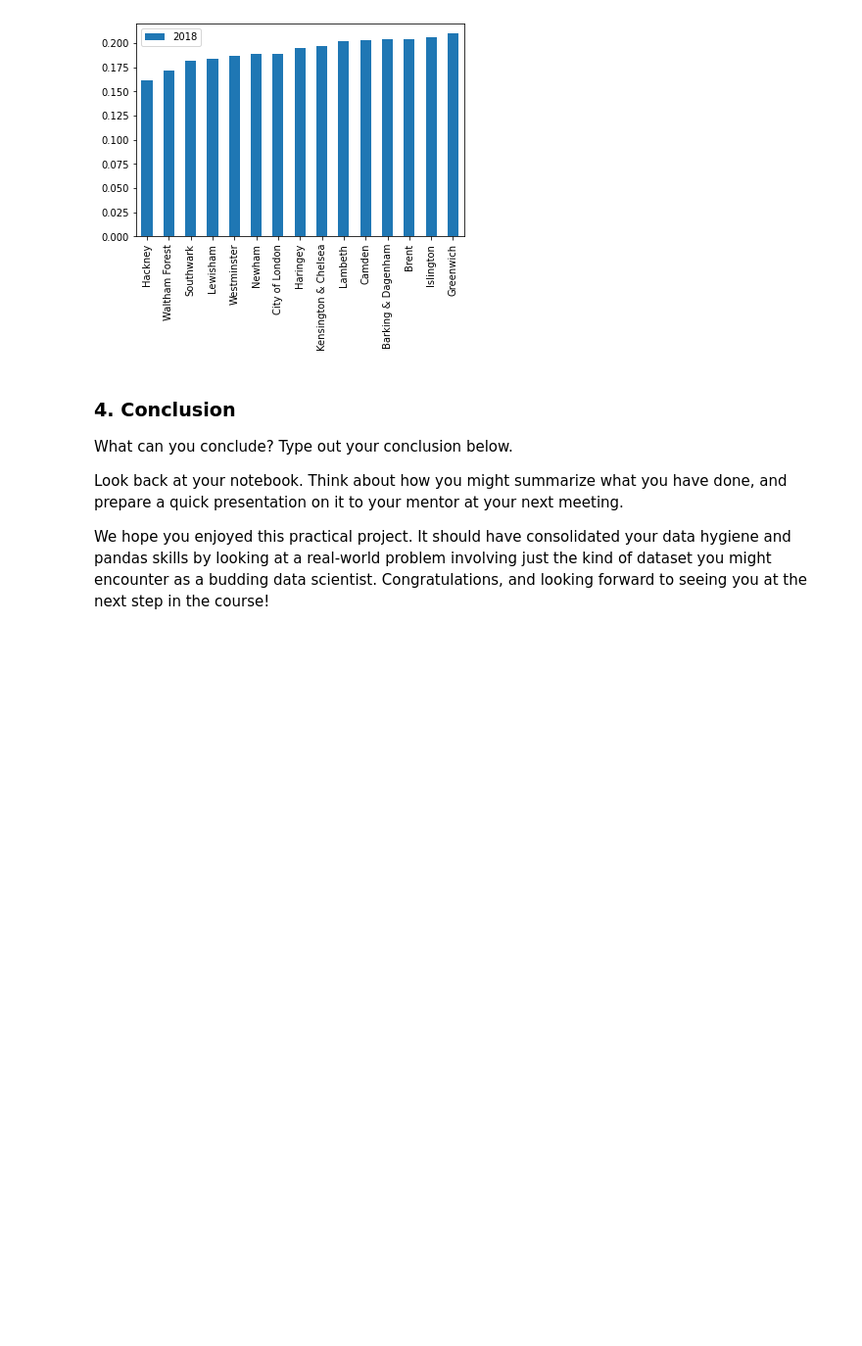
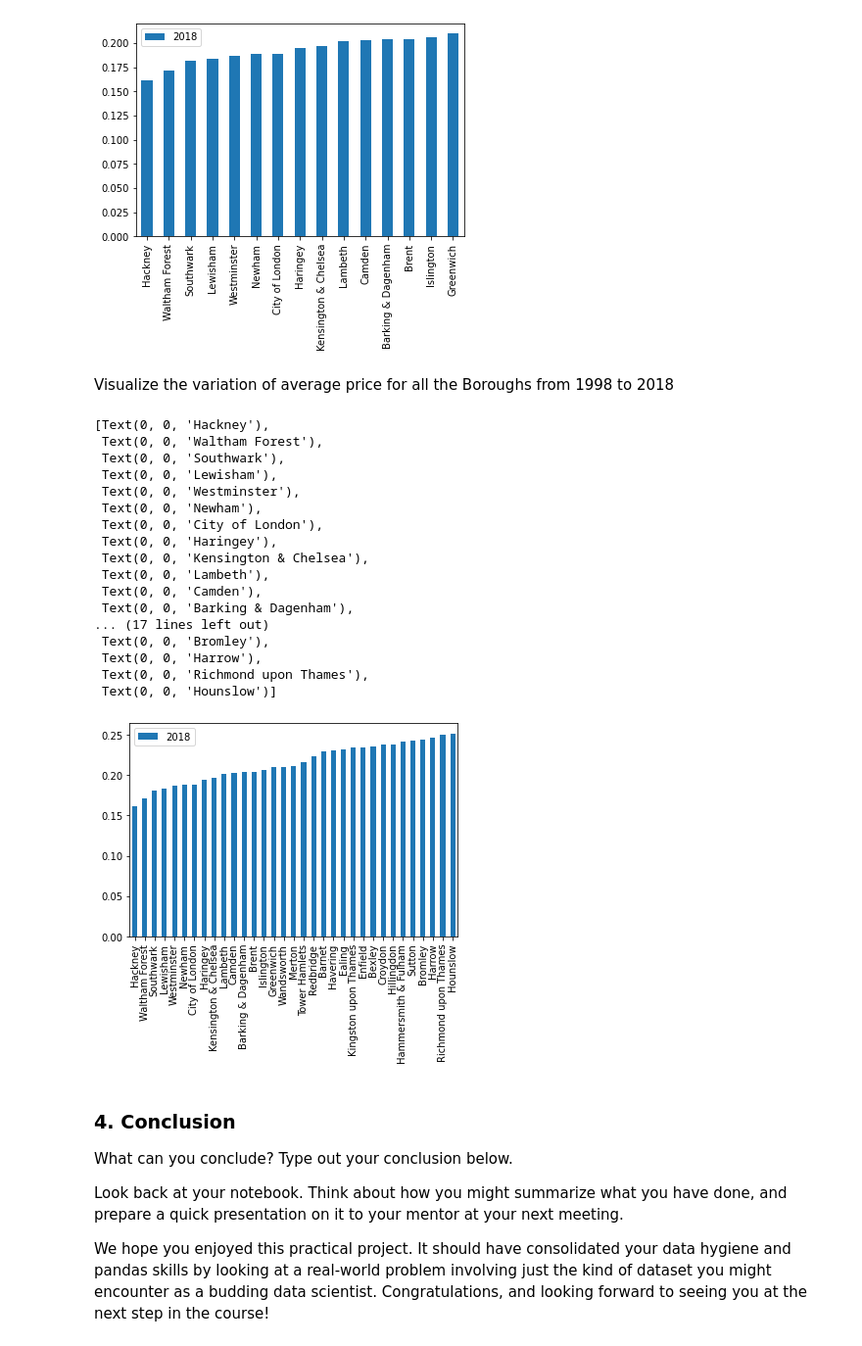
Before and after one commit to shashins/London_Housing_Case_Study, a Jupyter notebook: Unit4_Case_Study/Unit_4_Challenge_Tier_3_Shashin.ipynb, the cells around one changed output. Shown at 98% size. Saved outputs shown, nothing was run; the diff lists cells and outputs as text; code cells hidden in the pictures; blank space fills up the shorter version.

```diff
--- a/Unit4_Case_Study/Unit_4_Challenge_Tier_3_Shashin.ipynb
+++ b/Unit4_Case_Study/Unit_4_Challenge_Tier_3_Shashin.ipynb
@@ -633,6 +631,33 @@ ax.set_xticklabels(top15.Borough)
  Text(0, 0, 'Islington'),
  Text(0, 0, 'Greenwich')]
 [figure]
+# %% [markdown]
+Visualize the variation of average price for all the Boroughs from 1998 to 2018
+# %%
+All_boroughs = df_ratios.sort_values(by='2018')
+# %%
+ax1 = All_boroughs[['Borough','2018']].plot(kind='bar')
+
+ax1.set_xticklabels(All_boroughs.Borough)
+# %% [output]
+[Text(0, 0, 'Hackney'),
+ Text(0, 0, 'Waltham Forest'),
+ Text(0, 0, 'Southwark'),
+ Text(0, 0, 'Lewisham'),
+ Text(0, 0, 'Westminster'),
+ Text(0, 0, 'Newham'),
+ Text(0, 0, 'City of London'),
+ Text(0, 0, 'Haringey'),
+ Text(0, 0, 'Kensington & Chelsea'),
+ Text(0, 0, 'Lambeth'),
+ Text(0, 0, 'Camden'),
+ Text(0, 0, 'Barking & Dagenham'),
+... (17 lines left out)
+ Text(0, 0, 'Bromley'),
+ Text(0, 0, 'Harrow'),
+ Text(0, 0, 'Richmond upon Thames'),
+ Text(0, 0, 'Hounslow')]
+[figure, added]
 # %% [markdown]
 ### 4. Conclusion
 What can you conclude? Type out your conclusion below.
```
Also changed, not shown: parts of 5 cells of this notebook.
